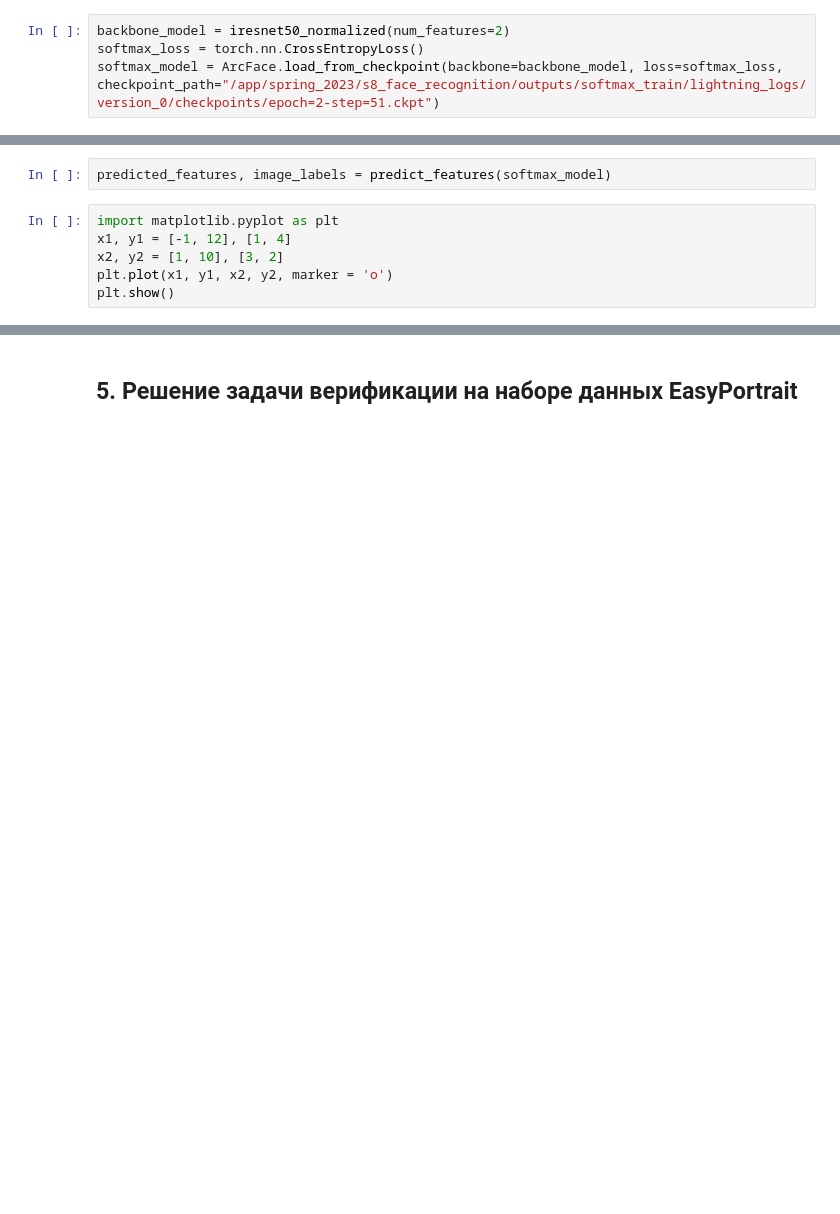
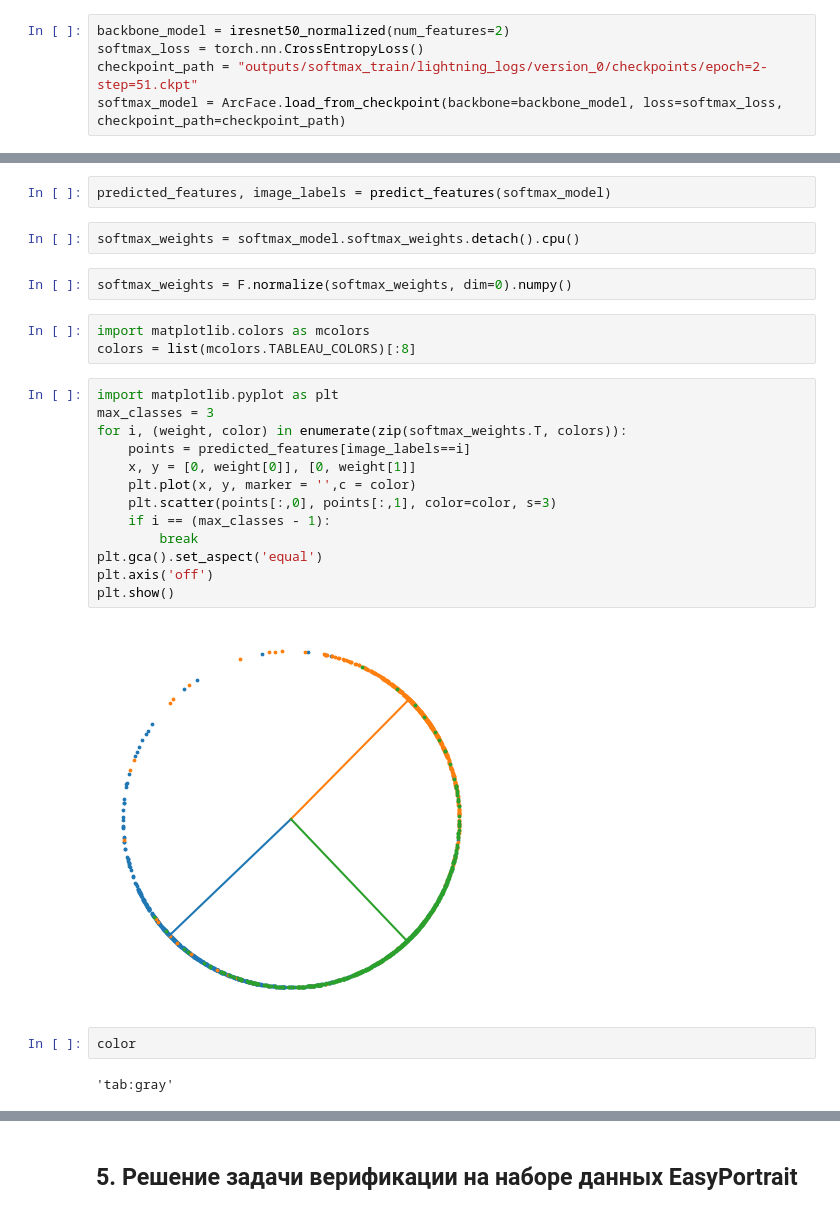
Before and after one commit to Leonid-Erlygin/seminars, a Jupyter notebook: spring_2023/s8_face_recognition/seminar.ipynb, the cells around one changed output, grey strips where cells are left out. Saved outputs shown, nothing was run; the diff lists cells and outputs as text; blank space fills up the shorter version.

Commit message:
softmax train

```diff
--- a/spring_2023/s8_face_recognition/seminar.ipynb
+++ b/spring_2023/s8_face_recognition/seminar.ipynb
@@ -204,7 +223,8 @@ num_workers = 10
 # %%
 backbone_model = iresnet50_normalized(num_features=2)
 softmax_loss = torch.nn.CrossEntropyLoss()
-softmax_model = ArcFace.load_from_checkpoint(backbone=backbone_model, loss=softmax_loss, checkpoint_path="/app/spring_2023/s8_face_recognition/outputs/softmax_train/lightning_logs/version_0/checkpoints/epoch=2-step=51.ckpt")
+checkpoint_path = "outputs/softmax_train/lightning_logs/version_0/checkpoints/epoch=2-step=51.ckpt"
+softmax_model = ArcFace.load_from_checkpoint(backbone=backbone_model, loss=softmax_loss, checkpoint_path=checkpoint_path)
 # %%
 def predict_features(model):
     test_dataloader = DataLoader(
@@ -233,9 +253,29 @@ def predict_features(model):
     return predicted_features, image_labels
 # %%
 predicted_features, image_labels = predict_features(softmax_model)
-# %%
-import matplotlib.pyplot as plt
-x1, y1 = [-1, 12], [1, 4]
-x2, y2 = [1, 10], [3, 2]
-plt.plot(x1, y1, x2, y2, marker = 'o')
-plt.show()
+# %%
+softmax_weights = softmax_model.softmax_weights.detach().cpu()
+# %%
+softmax_weights = F.normalize(softmax_weights, dim=0).numpy()
+# %%
+import matplotlib.colors as mcolors
+colors = list(mcolors.TABLEAU_COLORS)[:8]
+# %%
+import matplotlib.pyplot as plt
+max_classes = 3
+for i, (weight, color) in enumerate(zip(softmax_weights.T, colors)):
+    points = predicted_features[image_labels==i]
+    x, y = [0, weight[0]], [0, weight[1]]
+    plt.plot(x, y, marker = '',c = color)
+    plt.scatter(points[:,0], points[:,1], color=color, s=3)
+    if i == (max_classes - 1):
+        break
+plt.gca().set_aspect('equal')
+plt.axis('off')
+plt.show()
+# %% [output]
+[figure, added]
+# %%
+color
+# %% [output]
+'tab:gray'
```
Also changed, not shown: parts of 9 cells of this notebook.
